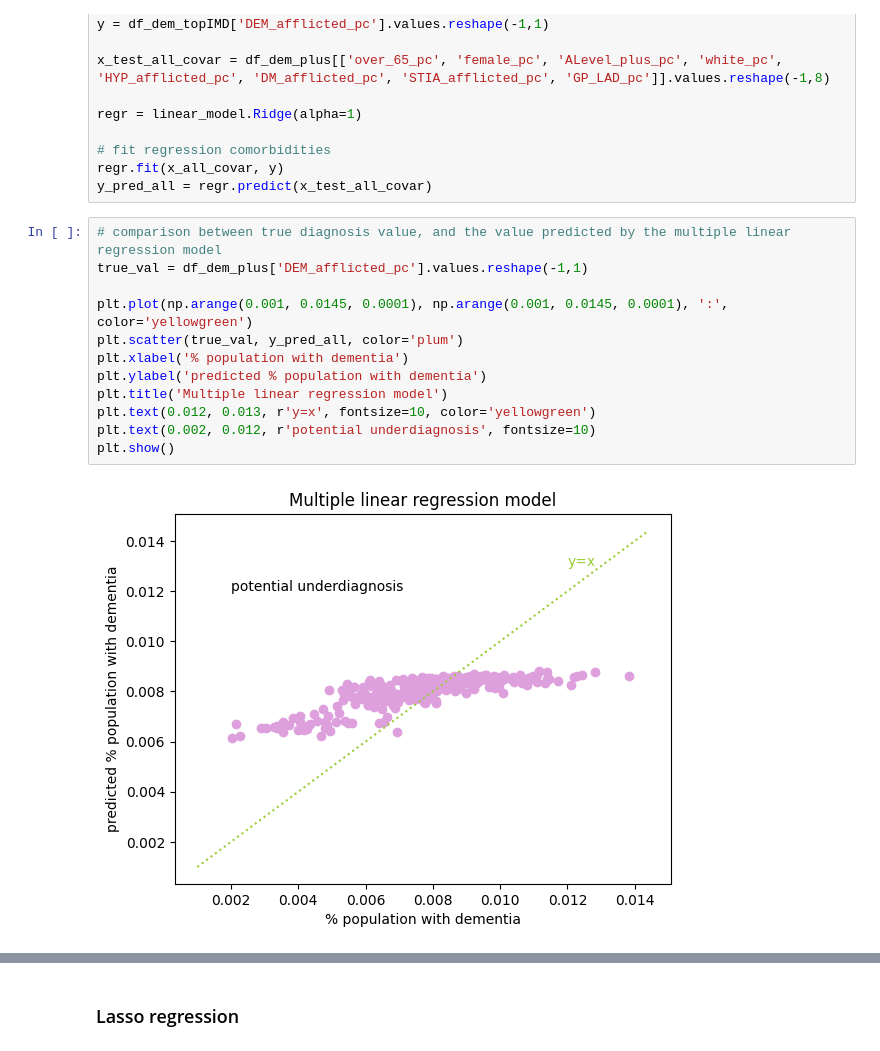
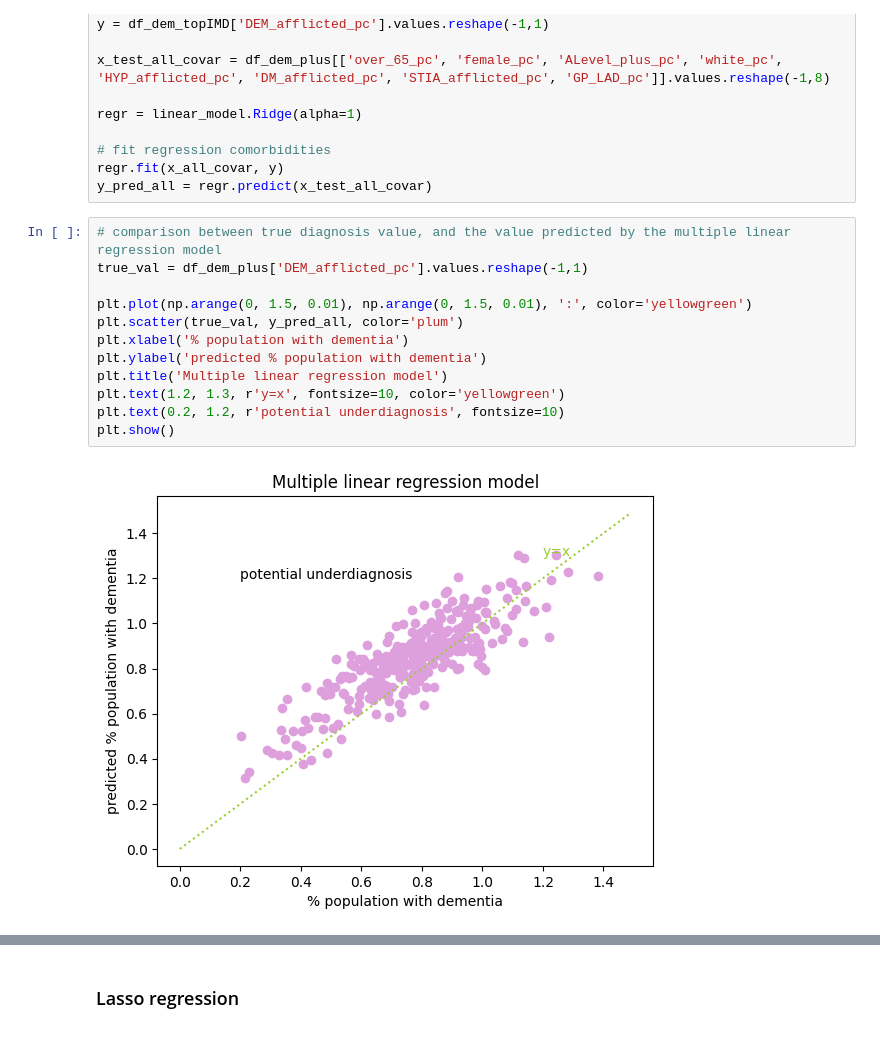
Before and after one commit to Bea-Taylor/DifDem_inequalities, a Jupyter notebook: nbs/core/04_regression_model.ipynb, the cells around one changed output, grey strips where cells are left out. Drawn from its saved outputs; the diff is of its cells as text.

```diff
--- a/nbs/core/04_regression_model.ipynb
+++ b/nbs/core/04_regression_model.ipynb
@@ -454,17 +460,17 @@ y_pred_all = regr.predict(x_test_all_covar)
 # %%
 # comparison between true diagnosis value, and the value predicted by the multiple linear regression model
 true_val = df_dem_plus['DEM_afflicted_pc'].values.reshape(-1,1)
 
-plt.plot(np.arange(0.001, 0.0145, 0.0001), np.arange(0.001, 0.0145, 0.0001), ':', color='yellowgreen')
+plt.plot(np.arange(0, 1.5, 0.01), np.arange(0, 1.5, 0.01), ':', color='yellowgreen')
 plt.scatter(true_val, y_pred_all, color='plum')
 plt.xlabel('% population with dementia')
 plt.ylabel('predicted % population with dementia')
 plt.title('Multiple linear regression model')
-plt.text(0.012, 0.013, r'y=x', fontsize=10, color='yellowgreen')
-plt.text(0.002, 0.012, r'potential underdiagnosis', fontsize=10)
+plt.text(1.2, 1.3, r'y=x', fontsize=10, color='yellowgreen')
+plt.text(0.2, 1.2, r'potential underdiagnosis', fontsize=10)
 plt.show()
 # %% [output]
-[figure, old version]
+[figure, new version]
 # %%
 print(f'intercept:{regr.intercept_[0]}')
 print('-------- \n coefficients of independent variables \n ')
```
Also changed, not shown: parts of 19 cells of this notebook.
